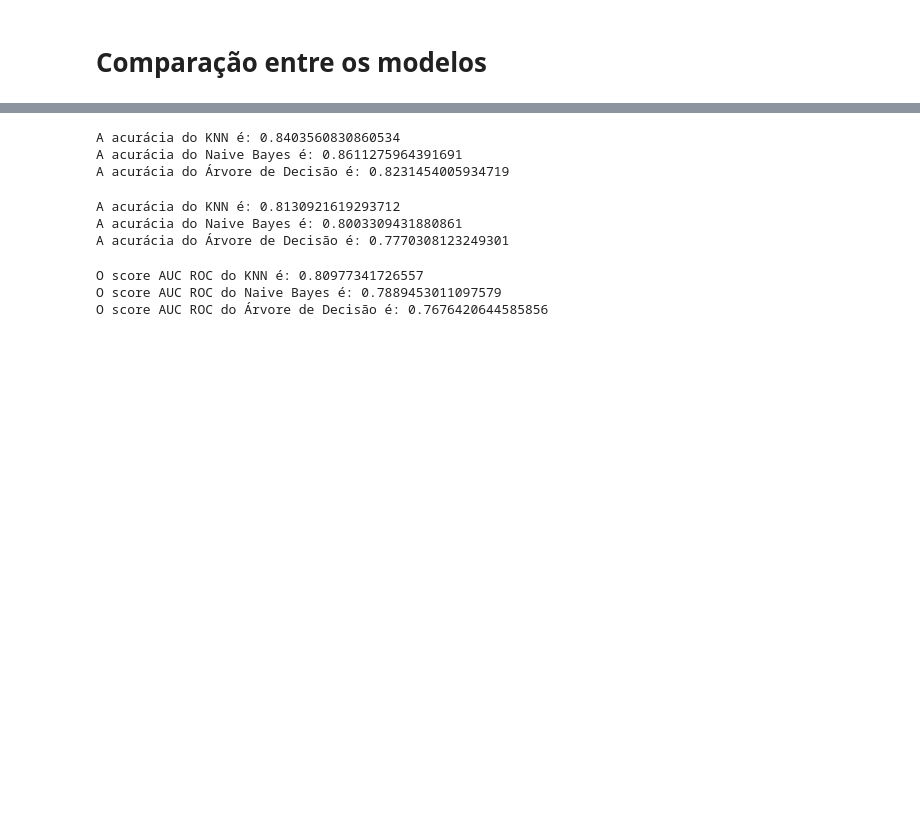
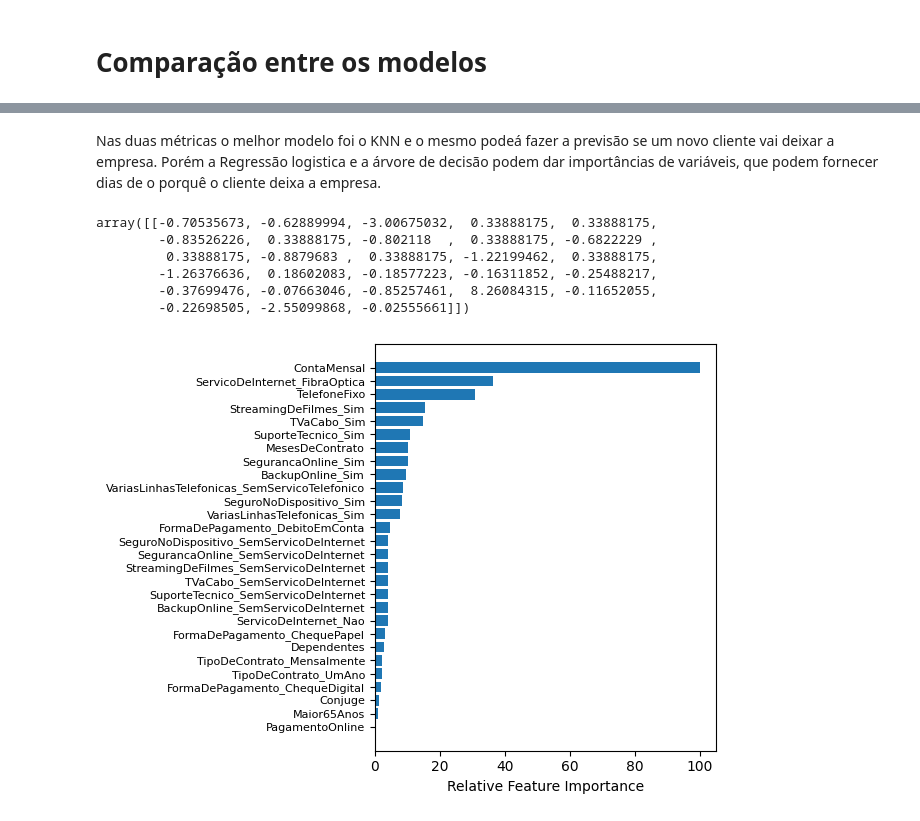
Before and after one commit to chzandonai/churn-detection, a Jupyter notebook: notebooks/Untitled.ipynb, the cells around one changed output, grey strips where cells are left out. Drawn from its saved outputs; the diff is of its cells as text; code cells hidden in the pictures; blank space fills up the shorter version.

Commit message:
add modelo

```diff
--- a/notebooks/Untitled.ipynb
+++ b/notebooks/Untitled.ipynb
@@ -198,0 +199,3 @@ print(confusion_matrix(y_test,tree.predict(X_test)))
+# %%
+from sklearn.linear_model import LogisticRegression
+lr = LogisticRegression()
@@ -221,24 +231,29 @@ A precisão do Árvore de Decisão é: 0.7358090185676393
-# %%
-print('O recall do KNN é:',recall_score(y_test,knn.predict(X_test)))
-print('O recall do Naive Bayes é:',recall_score(y_test,bnb.predict(X_test)))
-print('O recall do Árvore de Decisão é:',recall_score(y_test,tree.predict(X_test)))
-# %% [output]
-A acurácia do KNN é: 0.8403560830860534
-A acurácia do Naive Bayes é: 0.8611275964391691
-A acurácia do Árvore de Decisão é: 0.8231454005934719
-# %%
-print('O score F1 do KNN é:',f1_score(y_test,knn.predict(X_test)))
-print('O score F1 do Naive Bayes é:',f1_score(y_test,bnb.predict(X_test)))
-print('O score F1 do Árvore de Decisão é:',f1_score(y_test,tree.predict(X_test)))
-# %% [output]
-A acurácia do KNN é: 0.8130921619293712
-A acurácia do Naive Bayes é: 0.8003309431880861
-A acurácia do Árvore de Decisão é: 0.7770308123249301
-# %%
-print('O score AUC ROC do KNN é:',roc_auc_score(y_test,knn.predict(X_test)))
-print('O score AUC ROC do Naive Bayes é:',roc_auc_score(y_test,bnb.predict(X_test)))
-print('O score AUC ROC do Árvore de Decisão é:',roc_auc_score(y_test,tree.predict(X_test)))
-# %% [output]
-O score AUC ROC do KNN é: 0.80977341726557
-O score AUC ROC do Naive Bayes é: 0.7889453011097579
-O score AUC ROC do Árvore de Decisão é: 0.7676420644585856
+# %% [markdown]
+Nas duas métricas o melhor modelo foi o KNN e o mesmo podeá fazer a previsão se um novo cliente vai deixar a empresa.
+Porém a Regressão logistica e a árvore de decisão podem dar importâncias de variáveis, que podem fornecer dias de o porquê o cliente deixa a empresa.
+# %%
+lr.coef_
+# %% [output]
+array([[-0.70535673, -0.62889994, -3.00675032,  0.33888175,  0.33888175,
+        -0.83526226,  0.33888175, -0.802118  ,  0.33888175, -0.6822229 ,
+         0.33888175, -0.8879683 ,  0.33888175, -1.22199462,  0.33888175,
+        -1.26376636,  0.18602083, -0.18577223, -0.16311852, -0.25488217,
+        -0.37699476, -0.07663046, -0.85257461,  8.26084315, -0.11652055,
+        -0.22698505, -2.55099868, -0.02555661]])
+# %%
+feature_importance = abs(lr.coef_[0])
+feature_importance = 100.0 * (feature_importance / feature_importance.max())
+sorted_idx = np.argsort(feature_importance)
+pos = np.arange(sorted_idx.shape[0]) + .5
+
+featfig = plt.figure()
+featax = featfig.add_subplot(1, 1, 1)
+featax.barh(pos, feature_importance[sorted_idx], align='center')
+featax.set_yticks(pos)
+featax.set_yticklabels(np.array(X.columns)[sorted_idx], fontsize=8)
+featax.set_xlabel('Relative Feature Importance')
+
+plt.tight_layout()
+plt.show()
+# %% [output]
+[figure, added]
```
Also changed, not shown: parts of 13 cells of this notebook.
